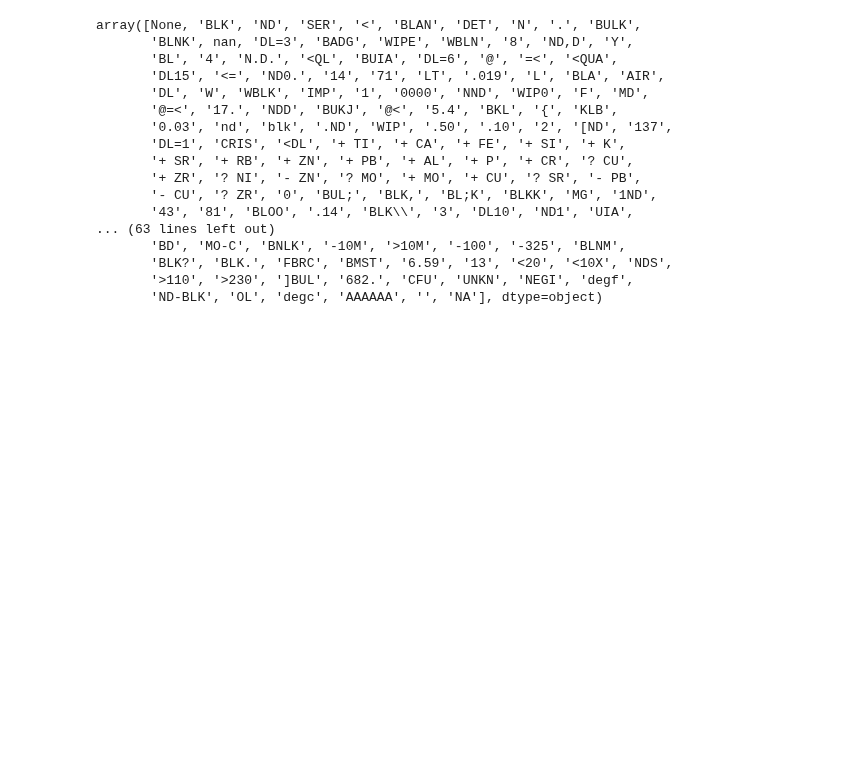
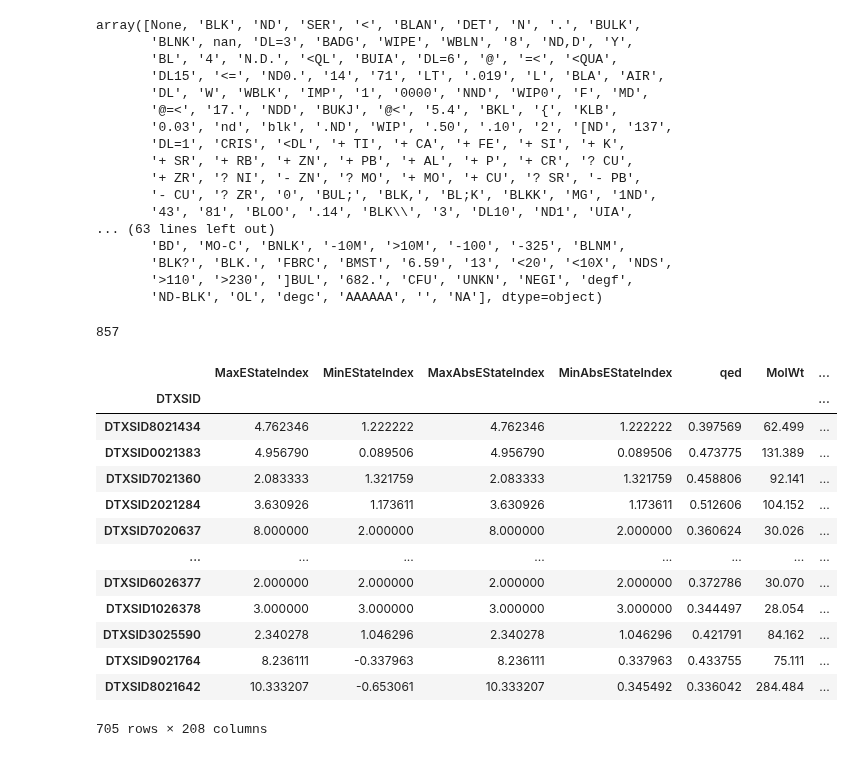
Before and after one commit to jkvasnicka/ht-occupational-plus, a Jupyter notebook: OSHA_Initial_Exploration.ipynb, the cells around one changed output. Saved outputs shown, nothing was run; the diff lists cells and outputs as text; code cells hidden in the pictures; blank space fills up the shorter version.

```diff
--- a/OSHA_Initial_Exploration.ipynb
+++ b/OSHA_Initial_Exploration.ipynb
@@ -147,3 +171,48 @@ array([None, 'BLK', 'ND', 'SER', '<', 'BLAN', 'DET', 'N', '.', 'BULK',
        'BLK?', 'BLK.', 'FBRC', 'BMST', '6.59', '13', '<20', '<10X', 'NDS',
        '>110', '>230', ']BUL', '682.', 'CFU', 'UNKN', 'NEGI', 'degf',
        'ND-BLK', 'OL', 'degc', 'AAAAAA', '', 'NA'], dtype=object)
+# %%
+chem_id_file = 'Input/Raw/OSHA/CCD-Batch-Search_2024-06-05_01_10_39.csv'
+
+dtxsid_for_substance = (
+    pd.read_csv(
+        chem_id_file,
+        index_col='INPUT'  # OSHA substance name
+    )['DTXSID']
+    .dropna()
+    .squeeze()
+    .to_dict()
+)
+
+len(dtxsid_for_substance)
+# %% [output]
+857
+# %%
+smi_file = 'Input\Raw\OSHA\osha_dtxsids.smi'
+smiles_for_chem = {}
+with open(f, 'r') as file:
+    for line in file:
+        parts = line.split()
+        smiles_for_chem[parts[-1].strip()] = parts[0]
+# %%
+descriptors = rdkit_helper.get_2d_descriptors(
+    smiles_for_chem,
+    'DTXSID'
+)
+
+descriptors
+# %% [output]
+|  | MaxEStateIndex | MinEStateIndex | MaxAbsEStateIndex | MinAbsEStateIndex | qed | MolWt | ... |
+| DTXSID |  |  |  |  |  |  | ... |
+| DTXSID8021434 | 4.762346 | 1.222222 | 4.762346 | 1.222222 | 0.397569 | 62.499 | ... |
+| DTXSID0021383 | 4.956790 | 0.089506 | 4.956790 | 0.089506 | 0.473775 | 131.389 | ... |
+| DTXSID7021360 | 2.083333 | 1.321759 | 2.083333 | 1.321759 | 0.458806 | 92.141 | ... |
+| DTXSID2021284 | 3.630926 | 1.173611 | 3.630926 | 1.173611 | 0.512606 | 104.152 | ... |
+| DTXSID7020637 | 8.000000 | 2.000000 | 8.000000 | 2.000000 | 0.360624 | 30.026 | ... |
+| ... | ... | ... | ... | ... | ... | ... | ... |
+| DTXSID6026377 | 2.000000 | 2.000000 | 2.000000 | 2.000000 | 0.372786 | 30.070 | ... |
+| DTXSID1026378 | 3.000000 | 3.000000 | 3.000000 | 3.000000 | 0.344497 | 28.054 | ... |
+| DTXSID3025590 | 2.340278 | 1.046296 | 2.340278 | 1.046296 | 0.421791 | 84.162 | ... |
+| DTXSID9021764 | 8.236111 | -0.337963 | 8.236111 | 0.337963 | 0.433755 | 75.111 | ... |
+| DTXSID8021642 | 10.333207 | -0.653061 | 10.333207 | 0.345492 | 0.336042 | 284.484 | ... |
+705 rows × 208 columns
```
Also changed, not shown: parts of 8 cells of this notebook, 1 other file.
